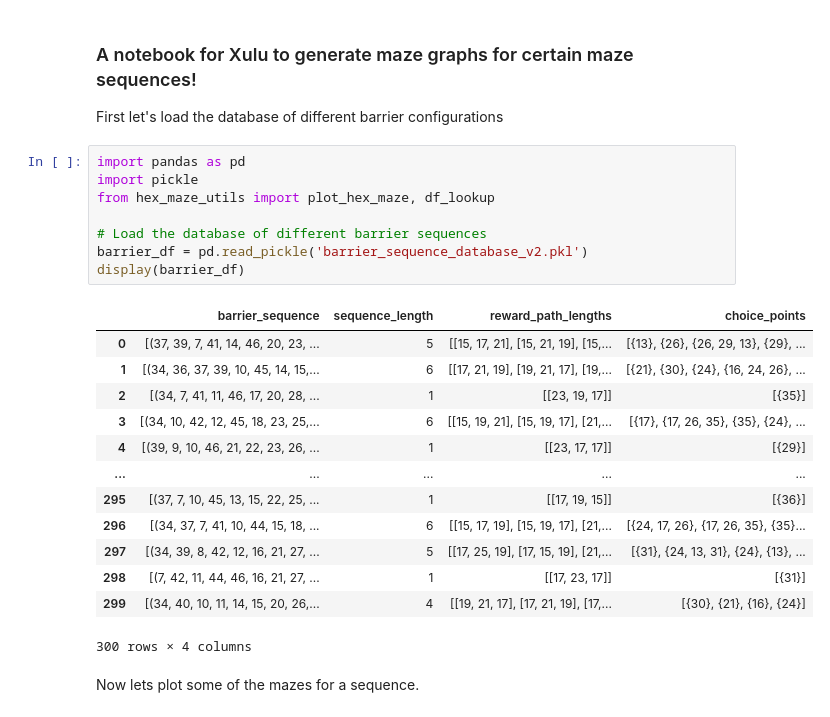
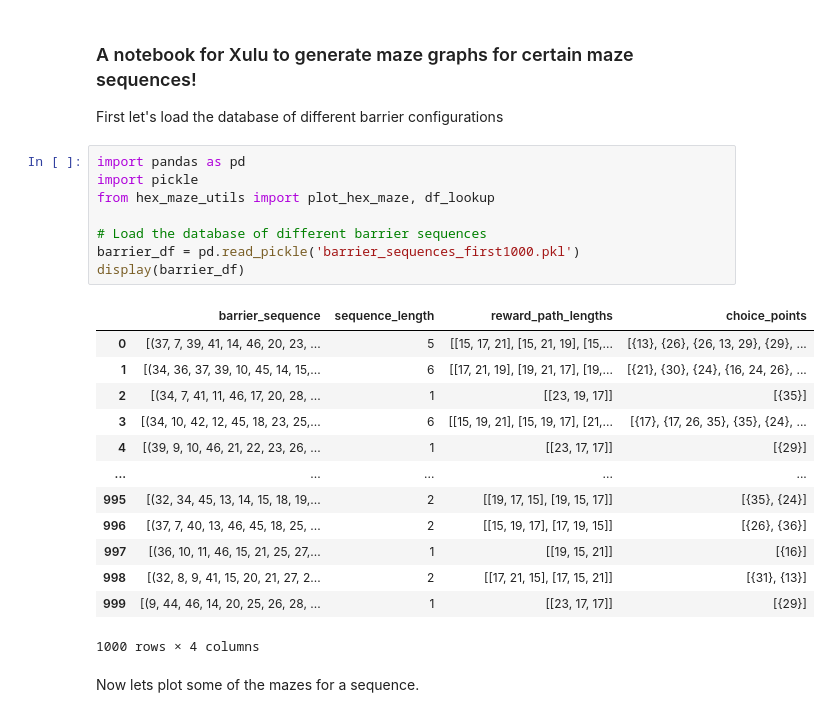
Before and after one commit to calderast/Hex-maze, a Jupyter notebook: Xulu-maze-graphs.ipynb, the cells around one changed output. Cells and saved outputs as stored; diff of their text form.

Commit message:
update sequence database for Xulu

```diff
--- a/Xulu-maze-graphs.ipynb
+++ b/Xulu-maze-graphs.ipynb
@@ -5,25 +5,25 @@ First let's load the database of different barrier configurations
 # %%
 import pandas as pd
 import pickle
 from hex_maze_utils import plot_hex_maze, df_lookup
 
 # Load the database of different barrier sequences
-barrier_df = pd.read_pickle('barrier_sequence_database_v2.pkl')
+barrier_df = pd.read_pickle('barrier_sequences_first1000.pkl')
 display(barrier_df)
 # %% [output]
 |  | barrier_sequence | sequence_length | reward_path_lengths | choice_points |
-| 0 | [(37, 39, 7, 41, 14, 46, 20, 23, ... | 5 | [[15, 17, 21], [15, 21, 19], [15,... | [{13}, {26}, {26, 29, 13}, {29}, ... |
+| 0 | [(37, 7, 39, 41, 14, 46, 20, 23, ... | 5 | [[15, 17, 21], [15, 21, 19], [15,... | [{13}, {26}, {26, 13, 29}, {29}, ... |
 | 1 | [(34, 36, 37, 39, 10, 45, 14, 15,... | 6 | [[17, 21, 19], [19, 21, 17], [19,... | [{21}, {30}, {24}, {16, 24, 26}, ... |
 | 2 | [(34, 7, 41, 11, 46, 17, 20, 28, ... | 1 | [[23, 19, 17]] | [{35}] |
 | 3 | [(34, 10, 42, 12, 45, 18, 23, 25,... | 6 | [[15, 19, 21], [15, 19, 17], [21,... | [{17}, {17, 26, 35}, {35}, {24}, ... |
 | 4 | [(39, 9, 10, 46, 21, 22, 23, 26, ... | 1 | [[23, 17, 17]] | [{29}] |
 | ... | ... | ... | ... | ... |
-| 295 | [(37, 7, 10, 45, 13, 15, 22, 25, ... | 1 | [[17, 19, 15]] | [{36}] |
-| 296 | [(34, 37, 7, 41, 10, 44, 15, 18, ... | 6 | [[15, 17, 19], [15, 19, 17], [21,... | [{24, 17, 26}, {17, 26, 35}, {35}... |
-| 297 | [(34, 39, 8, 42, 12, 16, 21, 27, ... | 5 | [[17, 25, 19], [17, 15, 19], [21,... | [{31}, {24, 13, 31}, {24}, {13}, ... |
-| 298 | [(7, 42, 11, 44, 46, 16, 21, 27, ... | 1 | [[17, 23, 17]] | [{31}] |
-| 299 | [(34, 40, 10, 11, 14, 15, 20, 26,... | 4 | [[19, 21, 17], [17, 21, 19], [17,... | [{30}, {21}, {16}, {24}] |
+| 995 | [(32, 34, 45, 13, 14, 15, 18, 19,... | 2 | [[19, 17, 15], [19, 15, 17]] | [{35}, {24}] |
+| 996 | [(37, 7, 40, 13, 46, 45, 18, 25, ... | 2 | [[15, 19, 17], [17, 19, 15]] | [{26}, {36}] |
+| 997 | [(36, 10, 11, 46, 15, 21, 25, 27,... | 1 | [[19, 15, 21]] | [{16}] |
+| 998 | [(32, 8, 9, 41, 15, 20, 21, 27, 2... | 2 | [[17, 21, 15], [17, 15, 21]] | [{31}, {13}] |
+| 999 | [(9, 44, 46, 14, 20, 25, 26, 28, ... | 1 | [[23, 17, 17]] | [{29}] |
-300 rows × 4 columns
+1000 rows × 4 columns
 # %% [markdown]
 Now lets plot some of the mazes for a sequence.
 # %%
```
